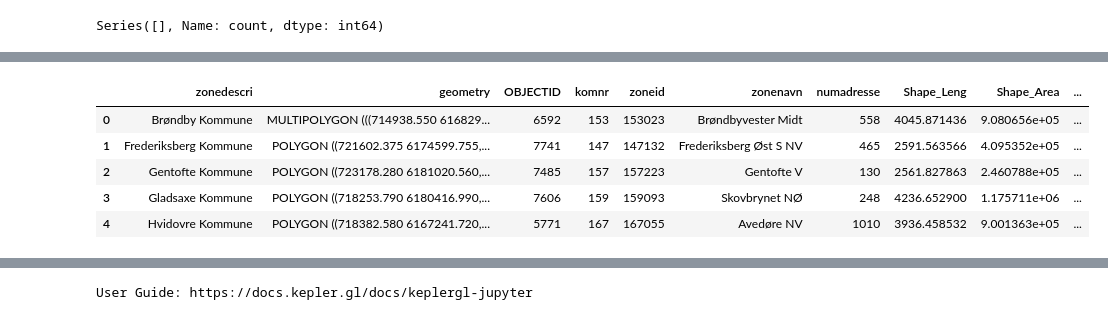
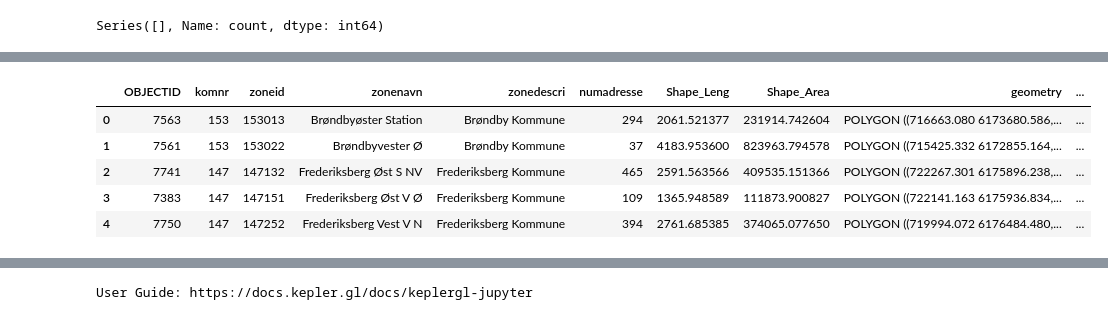
Before and after one commit to mihainipomici/multimodal_public_transport_copenhagen, a Jupyter notebook: notebooks/donkey_soacial_analysis.ipynb, the cells around one changed output, grey strips where cells are left out. Cells and saved outputs as stored; diff of their text form; code cells hidden in the pictures.

```diff
--- a/notebooks/donkey_soacial_analysis.ipynb
+++ b/notebooks/donkey_soacial_analysis.ipynb
@@ -309,3 +373,27 @@ common_values
 
 # filter aggregated_gdf to only include the common values
 cph = cph[cph['zoneid'].isin(common_values)]
+# %%
+# group by StartZoneId and count the number of trips
+start_zone_counts = dr_trips.groupby('StartZoneId').size().reset_index(name='StartZoneCounts')
+# merge with dr_trips on StartZoneId
+dr_trips = dr_trips.merge(start_zone_counts, on='StartZoneId', how='left')
+# rename startzoneid to zoneid
+start_zone_counts = start_zone_counts.rename(columns={'StartZoneId': 'zoneid'})
+# group by  EndZoneId and count the number of trips
+end_zone_counts = dr_trips.groupby('EndZoneId').size().reset_index(name='EndZoneCounts')
+# merge with dr_trips on EndZoneId
+dr_trips = dr_trips.merge(end_zone_counts, on='EndZoneId', how='left')
+# rename endzoneid to zoneid
+end_zone_counts = end_zone_counts.rename(columns={'EndZoneId': 'zoneid'})
+# create a column called TripDurationDiff where we subtract TripDurationMin from TotalDurationMin
+dr_trips['TripDurationDiff'] = dr_trips['TotalDurationMin'] - dr_trips['TripDurationMin']
+# group StartZoneName and get the mean of TripDurationDiff
+start_zone_duration = dr_trips.groupby('StartZoneName')['TripDurationDiff'].mean().reset_index(name='BikePubTranspTimeDiff')
+# rename startzonename to zonenavn
+start_zone_duration = start_zone_duration.rename(columns={'StartZoneName': 'zonenavn'})
+
+# merge with cph
+cph = cph.merge(start_zone_counts, on='zoneid', how='left')
+cph = cph.merge(end_zone_counts, on='zoneid', how='left')
+cph = cph.merge(start_zone_duration, on='zonenavn', how='left')
@@ -311,0 +417,2 @@ cph = cph[cph['zoneid'].isin(common_values)]
+# %%
+dr_trip_no_outliers = dr_trips[(dr_trips['TripDurationMin'] <= 60)]
@@ -312,7 +443,6 @@ cph = cph[cph['zoneid'].isin(common_values)]
 # %%
-# group by StartZoneId and count the number of trips
-start_zone_counts = dr_trips.groupby('StartZoneId').size().reset_index(name='StartZoneCounts')
-# rename startzoneid to zoneid
-start_zone_counts = start_zone_counts.rename(columns={'StartZoneId': 'zoneid'})
+# group StartZoneName and get the mean of TripDurationDiff
+start_zone_duration_nooutlier = dr_trip_no_outliers.groupby('StartZoneName')['TripDurationDiff'].mean().reset_index(name='TimeDiffTrimmed')
+start_zone_duration_nooutlier = start_zone_duration_nooutlier.rename(columns={'StartZoneName': 'zonenavn'})
 # merge with cph
-cph = cph.merge(start_zone_counts, on='zoneid', how='left')
+cph = cph.merge(start_zone_duration_nooutlier, on='zonenavn', how='left')
@@ -326,9 +449,9 @@ aggregated_gdf = aggregated_gdf.merge(start_zone_group, on='zonedescri', how='le
 # %%
-aggregated_gdf.head()
+cph.head()
 # %% [output]
-|  | zonedescri | geometry | OBJECTID | komnr | zoneid | zonenavn | numadresse | Shape_Leng | Shape_Area | ... |
-| 0 | Brøndby Kommune | MULTIPOLYGON (((714938.550 616829... | 6592 | 153 | 153023 | Brøndbyvester Midt | 558 | 4045.871436 | 9.080656e+05 | ... |
-| 1 | Frederiksberg Kommune | POLYGON ((721602.375 6174599.755,... | 7741 | 147 | 147132 | Frederiksberg Øst S NV | 465 | 2591.563566 | 4.095352e+05 | ... |
-| 2 | Gentofte Kommune | POLYGON ((723178.280 6181020.560,... | 7485 | 157 | 157223 | Gentofte V | 130 | 2561.827863 | 2.460788e+05 | ... |
-| 3 | Gladsaxe Kommune | POLYGON ((718253.790 6180416.990,... | 7606 | 159 | 159093 | Skovbrynet NØ | 248 | 4236.652900 | 1.175711e+06 | ... |
-| 4 | Hvidovre Kommune | POLYGON ((718382.580 6167241.720,... | 5771 | 167 | 167055 | Avedøre NV | 1010 | 3936.458532 | 9.001363e+05 | ... |
+|  | OBJECTID | komnr | zoneid | zonenavn | zonedescri | numadresse | Shape_Leng | Shape_Area | geometry | ... |
+| 0 | 7563 | 153 | 153013 | Brøndbyøster Station | Brøndby Kommune | 294 | 2061.521377 | 231914.742604 | POLYGON ((716663.080 6173680.586,... | ... |
+| 1 | 7561 | 153 | 153022 | Brøndbyvester Ø | Brøndby Kommune | 37 | 4183.953600 | 823963.794578 | POLYGON ((715425.332 6172855.164,... | ... |
+| 2 | 7741 | 147 | 147132 | Frederiksberg Øst S NV | Frederiksberg Kommune | 465 | 2591.563566 | 409535.151366 | POLYGON ((722267.301 6175896.238,... | ... |
+| 3 | 7383 | 147 | 147151 | Frederiksberg Øst V Ø | Frederiksberg Kommune | 109 | 1365.948589 | 111873.900827 | POLYGON ((722141.163 6175936.834,... | ... |
+| 4 | 7750 | 147 | 147252 | Frederiksberg Vest V N | Frederiksberg Kommune | 394 | 2761.685385 | 374065.077650 | POLYGON ((719994.072 6176484.480,... | ... |
```
Also changed, not shown: parts of 40 cells of this notebook, 22 other files.
